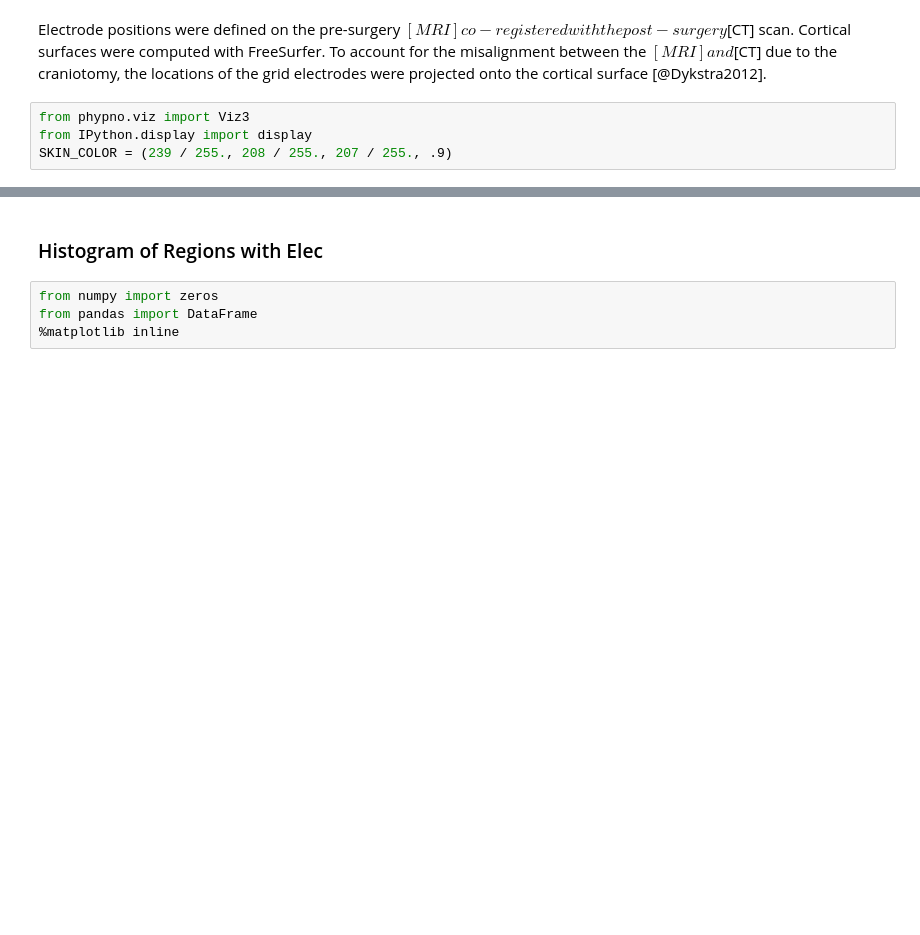
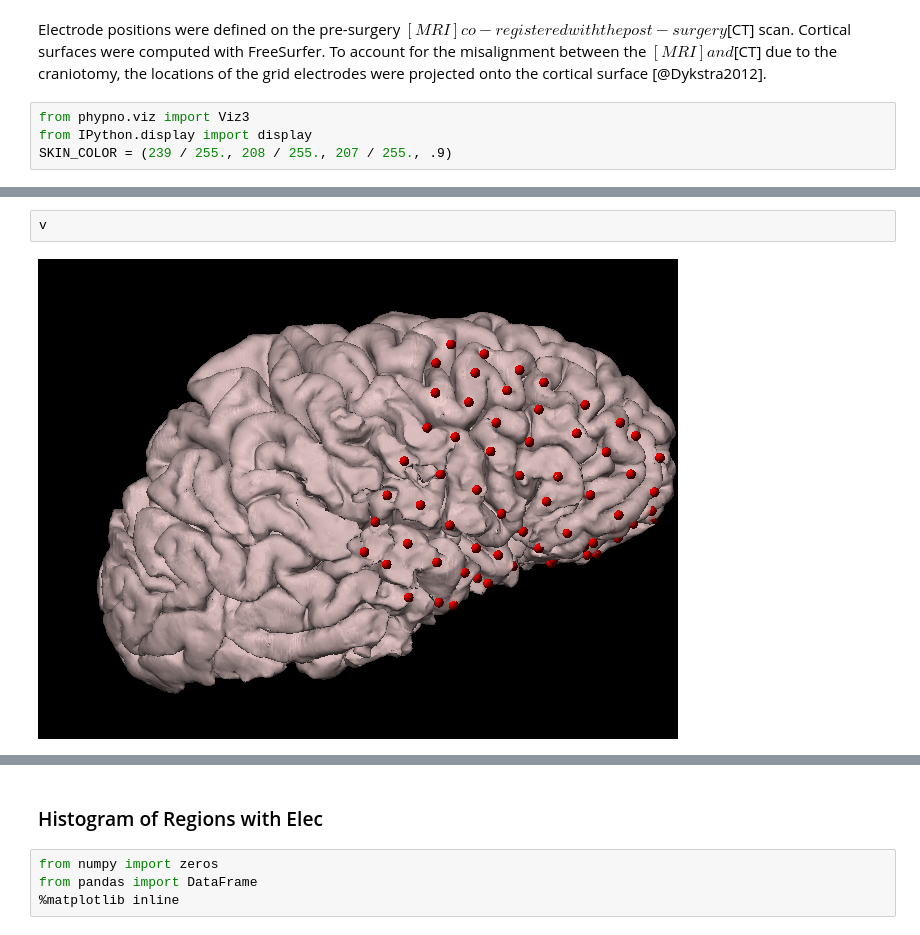
Before and after one commit to gpiantoni/spgr, a Jupyter notebook: electrode_locations.ipynb, the cells around one changed output, grey strips where cells are left out. Cells and saved outputs as stored; diff of their text form; blank space fills up the shorter version.

```diff
--- a/electrode_locations.ipynb
+++ b/electrode_locations.ipynb
@@ -59,3 +71,7 @@ SKIN_COLOR = (239 / 255., 208 / 255., 207 / 255., .9)
+# %%
+v
+# %% [output]
+[figure, added]
 # %%
 all_v = []
 for subj in all_subj:
```
Also changed, not shown: parts of 3 cells of this notebook, 1 other file.
